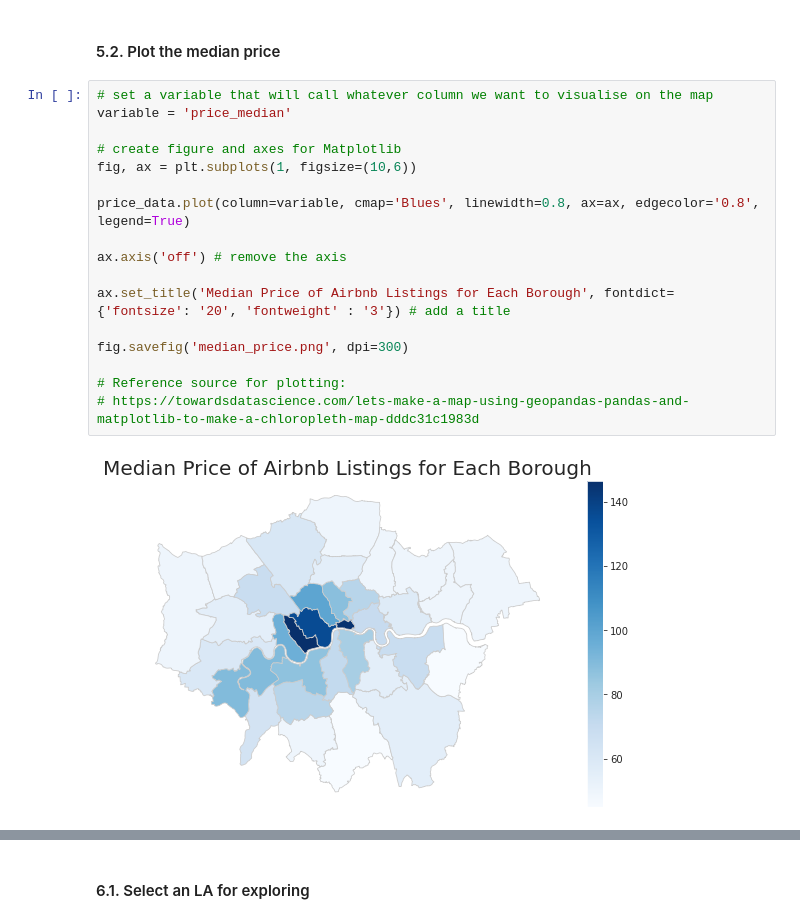
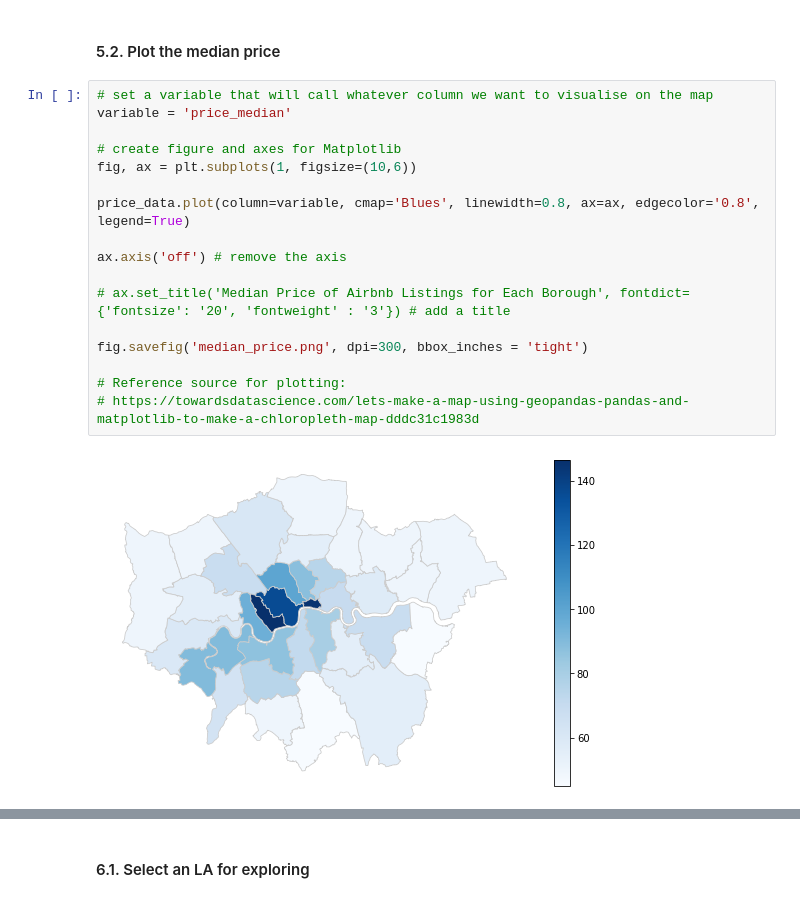
Before and after one commit to joeylizh/i2p, a Jupyter notebook: assessments/coursework3/Assessment_3_Reproducible_Analysis.ipynb, the cells around one changed output, grey strips where cells are left out. Saved outputs shown, nothing was run; the diff lists cells and outputs as text.

```diff
--- a/assessments/coursework3/Assessment_3_Reproducible_Analysis.ipynb
+++ b/assessments/coursework3/Assessment_3_Reproducible_Analysis.ipynb
@@ -342,19 +328,19 @@ price_data.head()
 # %%
 # set a variable that will call whatever column we want to visualise on the map
 variable = 'price_median'
 
 # create figure and axes for Matplotlib
 fig, ax = plt.subplots(1, figsize=(10,6))
 
 price_data.plot(column=variable, cmap='Blues', linewidth=0.8, ax=ax, edgecolor='0.8', legend=True)
 
 ax.axis('off') # remove the axis
 
-ax.set_title('Median Price of Airbnb Listings for Each Borough', fontdict={'fontsize': '20', 'fontweight' : '3'}) # add a title
+# ax.set_title('Median Price of Airbnb Listings for Each Borough', fontdict={'fontsize': '20', 'fontweight' : '3'}) # add a title
 
-fig.savefig('median_price.png', dpi=300)
+fig.savefig('median_price.png', dpi=300, bbox_inches = 'tight')
 
 # Reference source for plotting:
 # https://towardsdatascience.com/lets-make-a-map-using-geopandas-pandas-and-matplotlib-to-make-a-chloropleth-map-dddc31c1983d
 # %% [output]
-[figure, old version]
+[figure, new version]
```
Also changed, not shown: parts of 24 cells of this notebook, 9 other files.
